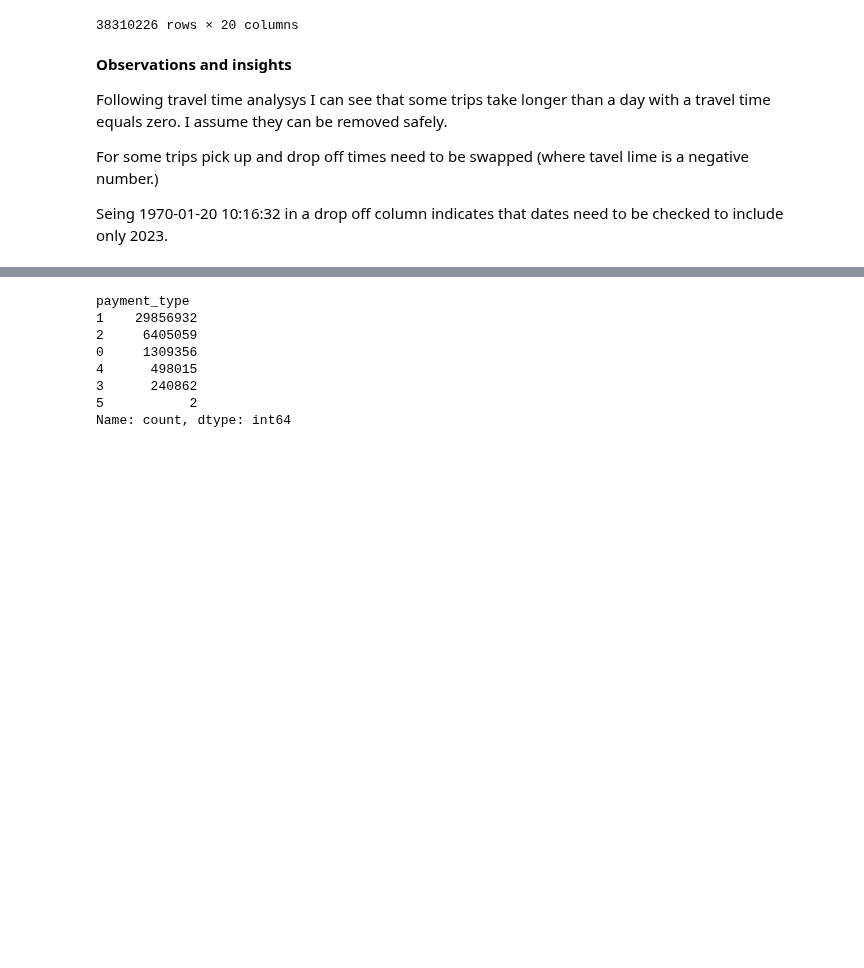
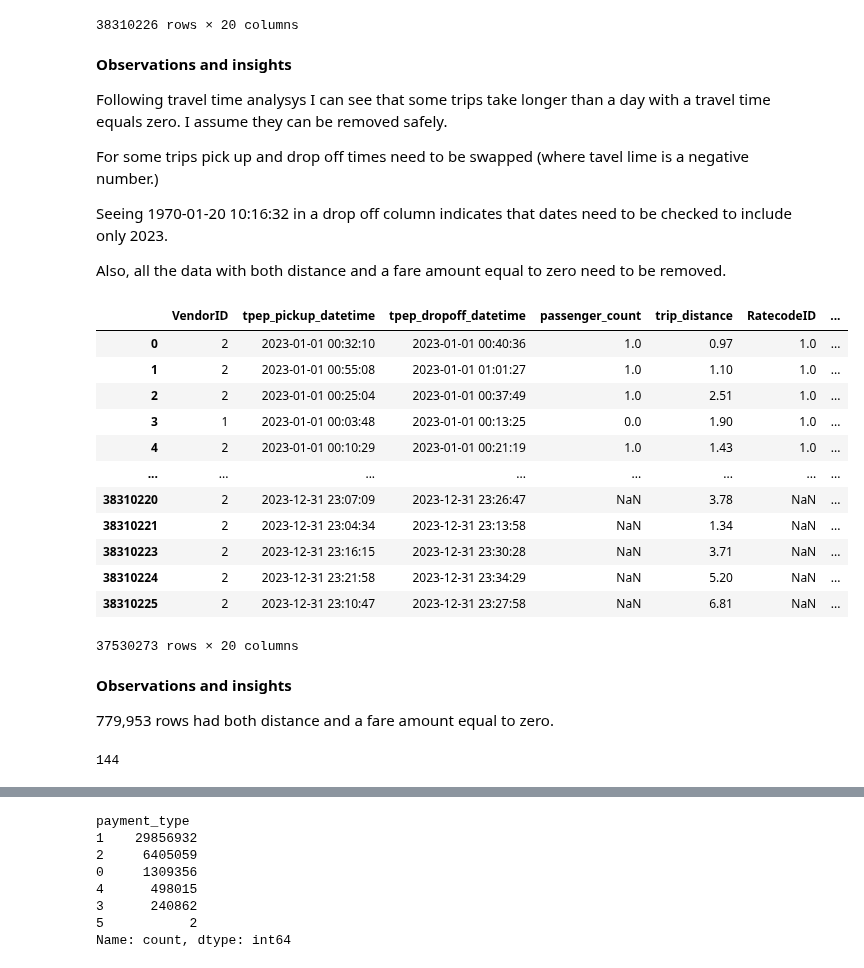
Before and after one commit to YuliaVK/Data-Analytics, a Jupyter notebook: NYC_taxi/notebooks/EDA.ipynb, the cells around one changed output, grey strips where cells are left out. Saved outputs shown, nothing was run; the diff lists cells and outputs as text; code cells hidden in the pictures; blank space fills up the shorter version.

```diff
--- a/NYC_taxi/notebooks/EDA.ipynb
+++ b/NYC_taxi/notebooks/EDA.ipynb
@@ -328,4 +328,33 @@ Following travel time analysys I can see that some trips take longer than a day
 
 For some trips pick up and drop off times need to be swapped (where tavel lime is a negative number.)
 
-Seing 1970-01-20 10:16:32 in a drop off column indicates that dates need to be checked to include only 2023.
+Seeing 1970-01-20 10:16:32 in a drop off column indicates that dates need to be checked to include only 2023.
+
+Also, all the data with both distance and a fare amount equal to zero need to be removed.
+# %%
+rides = merged_data[(merged_data['trip_distance'] != 0) & (merged_data['fare_amount'] != 0)]
+rides
+# %% [output]
+|  | VendorID | tpep_pickup_datetime | tpep_dropoff_datetime | passenger_count | trip_distance | RatecodeID | ... |
+| 0 | 2 | 2023-01-01 00:32:10 | 2023-01-01 00:40:36 | 1.0 | 0.97 | 1.0 | ... |
+| 1 | 2 | 2023-01-01 00:55:08 | 2023-01-01 01:01:27 | 1.0 | 1.10 | 1.0 | ... |
+| 2 | 2 | 2023-01-01 00:25:04 | 2023-01-01 00:37:49 | 1.0 | 2.51 | 1.0 | ... |
+| 3 | 1 | 2023-01-01 00:03:48 | 2023-01-01 00:13:25 | 0.0 | 1.90 | 1.0 | ... |
+| 4 | 2 | 2023-01-01 00:10:29 | 2023-01-01 00:21:19 | 1.0 | 1.43 | 1.0 | ... |
+| ... | ... | ... | ... | ... | ... | ... | ... |
+| 38310220 | 2 | 2023-12-31 23:07:09 | 2023-12-31 23:26:47 | NaN | 3.78 | NaN | ... |
+| 38310221 | 2 | 2023-12-31 23:04:34 | 2023-12-31 23:13:58 | NaN | 1.34 | NaN | ... |
+| 38310223 | 2 | 2023-12-31 23:16:15 | 2023-12-31 23:30:28 | NaN | 3.71 | NaN | ... |
+| 38310224 | 2 | 2023-12-31 23:21:58 | 2023-12-31 23:34:29 | NaN | 5.20 | NaN | ... |
+| 38310225 | 2 | 2023-12-31 23:10:47 | 2023-12-31 23:27:58 | NaN | 6.81 | NaN | ... |
+37530273 rows × 20 columns
+# %% [markdown]
+**Observations and insights**
+
+779,953 rows had both distance and a fare amount equal to zero.
+# %%
+max_trip = pd.Timedelta(hours=24)
+num_long_trips = len(rides[rides['travel_time'] > max_trip])
+num_long_trips
+# %% [output]
+144
```
Also changed, not shown: parts of 9 cells of this notebook.
